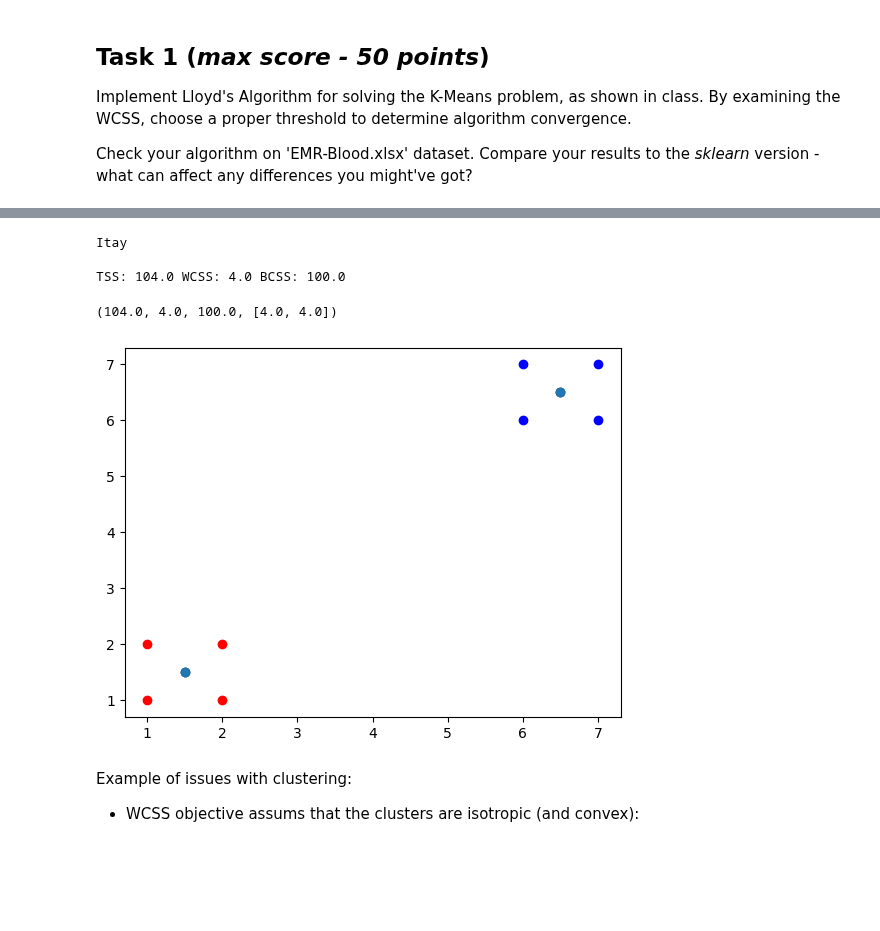
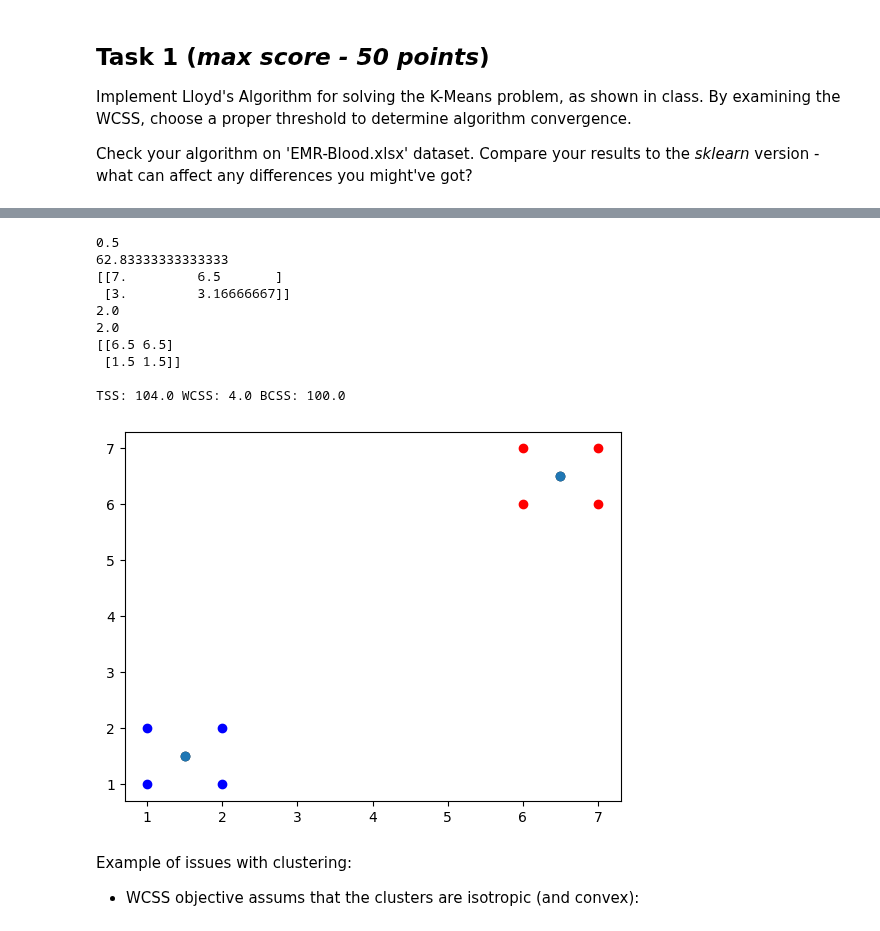
Before and after one commit to tryko/y_data_Itay_asaf_, a Jupyter notebook: Unsupervised_Learning/week_1/HW1_Clustering_Itay.ipynb, the cells around one changed output, grey strips where cells are left out. Saved outputs shown, nothing was run; the diff lists cells and outputs as text; code cells hidden in the pictures; blank space fills up the shorter version.

```diff
--- a/Unsupervised_Learning/week_1/HW1_Clustering_Itay.ipynb
+++ b/Unsupervised_Learning/week_1/HW1_Clustering_Itay.ipynb
@@ -93,3 +95,17 @@ Implement  Lloyd's Algorithm for solving the K-Means problem, as shown in class.
 By examining the WCSS, choose a proper threshold to determine algorithm convergence.
 
 Check your algorithm on 'EMR-Blood.xlsx' dataset. Compare your results to the _sklearn_ version - what can affect any differences you might've got?
+# %%
+X = np.array([[1,1,1], [1,2,2],[2,1,1],[2,2,2], [6,6,6], [6,7,7],[7,6,6],[7,7,7]]).astype('float')
+centroids = np.array([[1,3,3],[7,5,5]]).astype('float')
+
+# model = K_means(2, centroids)
+# model.fit(X)
+
+# y_pred = model.predict(X)
+# print()
+
+dist_sq   = np.square(np.expand_dims(centroids,axis=1) - np.expand_dims(X, axis=0))
+dist_sum  = np.sum(dist_sq, axis=-1)
+dist_sqrt = np.sqrt(dist_sum)
+print(dist_sqrt)
@@ -99,35 +134,54 @@ Check your algorithm on 'EMR-Blood.xlsx' dataset. Compare your results to the _s
 # Implement K-Means (X being the data)
 class K_means():
     def __init__(self, k, centroids = [],random_state=123, epochs=5, threshold=10) :
-        print('Itay')
+        # print('Itay')
         self.k = k
         self.centroids = centroids
         self.epochs = epochs
         self.WCSS_ls = []
         self.threshold = threshold
 
+    def euclidian_distance(self, A, B):
+        dist_sq   = np.square(np.expand_dims(A,axis=1) - np.expand_dims(B, axis=0))
+        dist_sum  = np.sum(dist_sq, axis=-1)
+        dist_sqrt = np.sqrt(dist_sum)
+        return dist_sqrt
+
     def fit(self, X):
         epochs = 0
-        if(len(self.centroids) == 0):
-            self.centroids = self._create_rand_point(X)
-
-        epochs = 0
+        idx_of_points =  np.random.choice(X.shape[0],self.k)
+        self.centroids = X[idx_of_points]
+        # self.centroids = X[[1,2,3,4,5]]
 
         while len(self.WCSS_ls) < 2 or ((self.WCSS_ls[-2] - self.WCSS_ls[-1]) < 0 and self.epochs > epochs):
 
             epochs +=1
             # calculating distance
-            dist_sqrt   = np.sqrt(np.sum((np.expand_dims(self.centroids,axis=1) - np.expand_dims(X, axis=0))**2, axis=2))
+            dist_sq   = np.square(np.expand_dims(self.centroids,axis=1) - np.expand_dims(X, axis=0))
+            dist_sum  = np.sum(dist_sq, axis=-1)
+            dist_sqrt = np.sqrt(dist_sum)
 
             # getting points that are closest to the centroids
             points_correlated_to_centroid = dist_sqrt.argmin(axis=0)
+            wcss = 0
+            prev_centroids = np.copy(self.centroids)
 
-            wcss = 0
             for centroid_n,centroid in enumerate(self.centroids):
                 # readjusting centroids
-                self.centroids[centroid_n] =  np.mean(X[points_correlated_to_centroid == centroid_n])
-                wcss += np.sum(np.sum((np.expand_dims(self.centroids[centroid_n],axis=0) - np.expand_dims(X[points_correlated_to_centroid == centroid_n], axis=1))**2, axis=-1))
+                self.centroids[centroid_n] =  np.mean(X[points_correlated_to_centroid == centroid_n],axis=0)
+                print(np.sum((self.centroids[centroid_n] - X[points_correlated_to_centroid == centroid_n])**2))
+                wcss += np.sum((self.centroids[centroid_n] - X[points_correlated_to_centroid == centroid_n])**2)
+            print(self.centroids)
+            for i, centroid in enumerate(self.centroids):
+                if np.isnan(centroid).any():  # Catch any np.nans, resulting from a centroid having no points
+                    self.centroids[i] = prev_centroids[i]
+
             self.WCSS_ls.append(wcss)
+            if(len(self.WCSS_ls) >= 2 and (self.WCSS_ls[-1] > self.WCSS_ls[-2])):
+                self.WCSS_ls.pop()
+                self.centroids = prev_centroids
+                break
+
 
     def _create_rand_point(self, X):
         n = X.shape[1]
@@ -141,38 +195,43 @@ class K_means():
         return np.argmin(distance_matrix,axis=0)
 
     def score(self, X):
         # return wcss bcss tss
-        TSS = np.sum((X-X.mean(0))**2)
+        TSS = np.sum((X-np.mean(X))**2)
         WCSS = self.WCSS_ls[-1]
         BCSS = TSS - WCSS
         print('TSS:', TSS, 'WCSS:',WCSS, 'BCSS:', BCSS)
-        return (TSS, WCSS, BCSS, self.WCSS_ls)
 
 
 X = np.array([[1,1], [1,2],[2,1],[2,2], [6,6], [6,7],[7,6],[7,7]]).astype('float')
 centroids = np.array([[1,3],[7,5]]).astype('float')
 
 model = K_means(2, centroids)
 model.fit(X)
 
 y_pred = model.predict(X)
 print()
 red = X[y_pred == 0]
 blue = X[y_pred== 1]
 test = np.array([ [1.5,1], [1.5,3]])
 centers = model.centroids
 plt.scatter(red[:,0],red[:,1],c='red')
 plt.scatter(blue[:,0],blue[:,1],c='blue')
 plt.scatter(centers[:,0],centers[:,1],c = "black")
 
 plt.scatter(model.centroids[:, 0], model.centroids[:,1])
 model.score(X)
 # %% [output]
-Itay
+0.5
+62.83333333333333
+[[7.         6.5       ]
+ [3.         3.16666667]]
+2.0
+2.0
+[[6.5 6.5]
+ [1.5 1.5]]
 
 TSS: 104.0 WCSS: 4.0 BCSS: 100.0
-(104.0, 4.0, 100.0, [4.0, 4.0])
-[figure, old version]
+[figure, new version]
 # %% [markdown]
 Example of issues with clustering:
 
```
Also changed, not shown: parts of 11 cells of this notebook.
